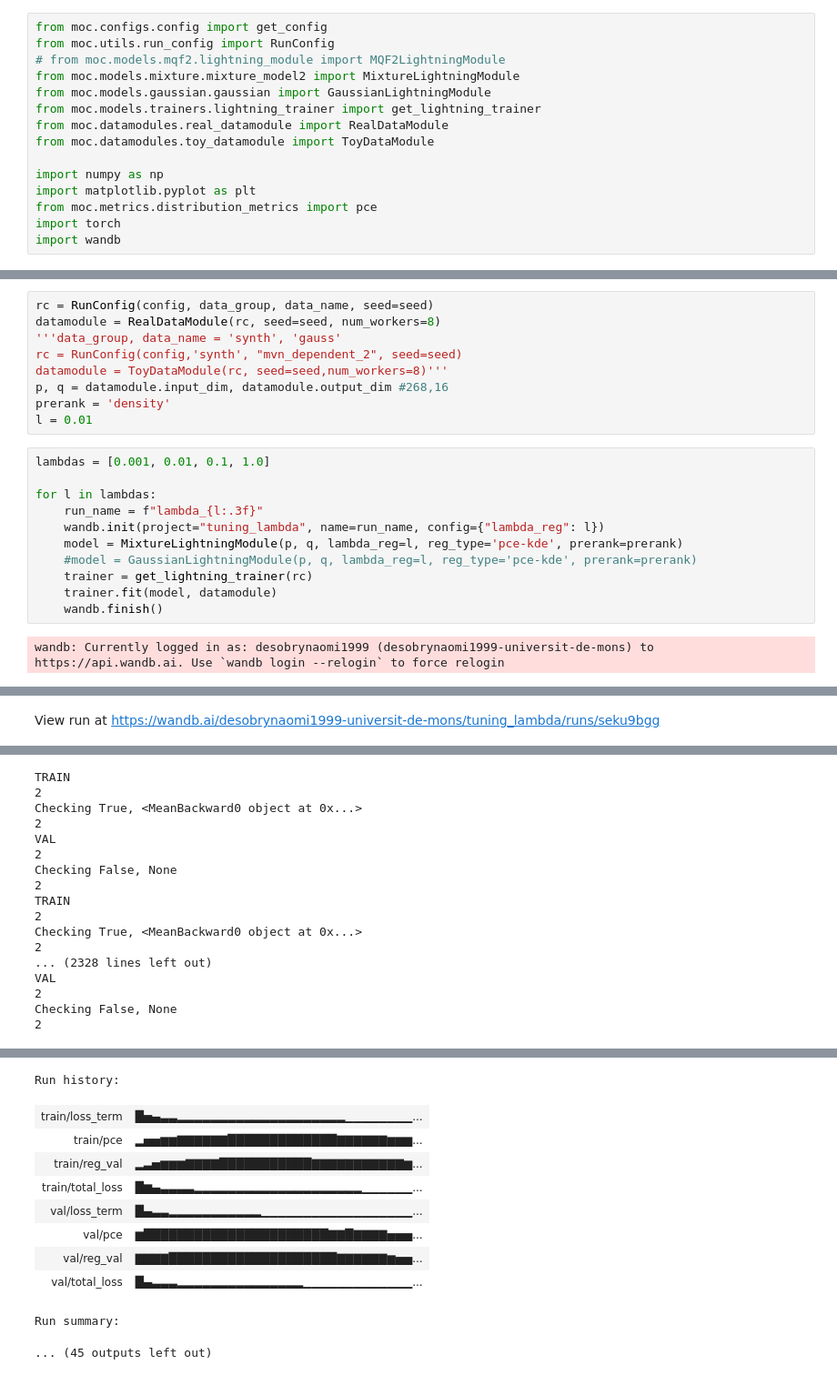
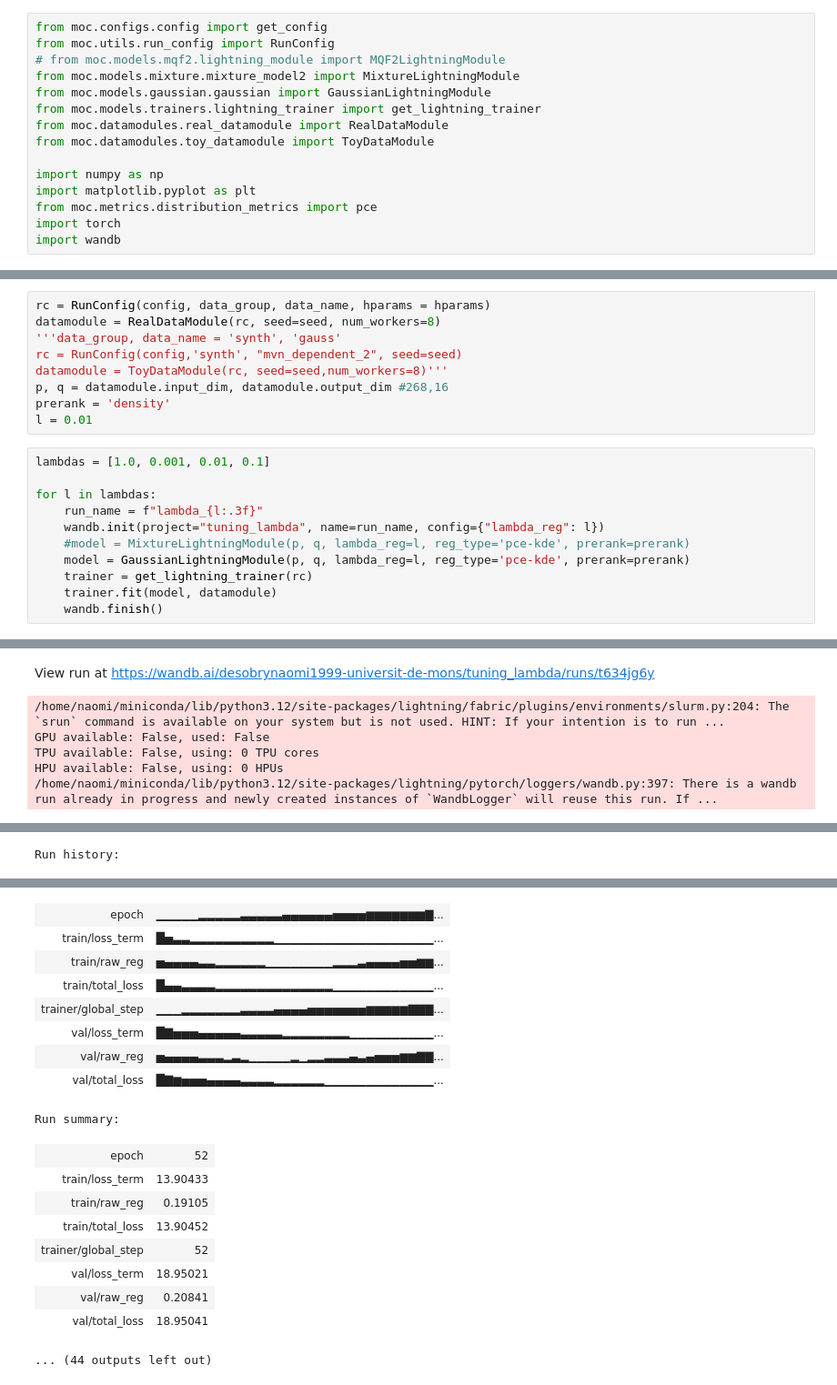
Before and after one commit to ayalaajil/Multivariate-Calibration-with-Prerank-Regularization, a Jupyter notebook: Multicalibration/Projected_PIT_calibration/best_model.ipynb, the cells around one changed output, grey strips where cells are left out. Shown at 91% size. Drawn from its saved outputs; the diff is of its cells as text.

```diff
--- a/Multicalibration/Projected_PIT_calibration/best_model.ipynb
+++ b/Multicalibration/Projected_PIT_calibration/best_model.ipynb
@@ -25,5 +40,5 @@ seed = 42
 # %%
-rc = RunConfig(config, data_group, data_name, seed=seed)
+rc = RunConfig(config, data_group, data_name, hparams = hparams)
 datamodule = RealDataModule(rc, seed=seed, num_workers=8)
 '''data_group, data_name = 'synth', 'gauss'
 rc = RunConfig(config,'synth', "mvn_dependent_2", seed=seed)
@@ -32,16 +47,15 @@ p, q = datamodule.input_dim, datamodule.output_dim #268,16
 prerank = 'density'
 l = 0.01
 # %%
-lambdas = [0.001, 0.01, 0.1, 1.0]
+lambdas = [1.0, 0.001, 0.01, 0.1]
 
 for l in lambdas:
     run_name = f"lambda_{l:.3f}"
     wandb.init(project="tuning_lambda", name=run_name, config={"lambda_reg": l})
-    model = MixtureLightningModule(p, q, lambda_reg=l, reg_type='pce-kde', prerank=prerank)
-    #model = GaussianLightningModule(p, q, lambda_reg=l, reg_type='pce-kde', prerank=prerank)
+    #model = MixtureLightningModule(p, q, lambda_reg=l, reg_type='pce-kde', prerank=prerank)
+    model = GaussianLightningModule(p, q, lambda_reg=l, reg_type='pce-kde', prerank=prerank)
     trainer = get_lightning_trainer(rc)
     trainer.fit(model, datamodule)
     wandb.finish()
 # %% [output]
-wandb: Currently logged in as: desobrynaomi1999 (desobrynaomi1999-universit-de-mons) to https://api.wandb.ai. Use `wandb login --relogin` to force relogin
 Tracking run with wandb version 0.19.11
@@ -49,3 +63,8 @@ Run data is saved locally in /ssd/bdml2/naomi/Multivariate-recalibration/Multica
 Syncing run lambda_0.001 to Weights & Biases (docs)
 View project at https://wandb.ai/desobrynaomi1999-universit-de-mons/tuning_lambda
-View run at https://wandb.ai/desobrynaomi1999-universit-de-mons/tuning_lambda/runs/seku9bgg
+View run at https://wandb.ai/desobrynaomi1999-universit-de-mons/tuning_lambda/runs/t634jg6y
+/home/naomi/miniconda/lib/python3.12/site-packages/lightning/fabric/plugins/environments/slurm.py:204: The `srun` command is available on your system but is not used. HINT: If your intention is to run ...
+GPU available: False, used: False
+TPU available: False, using: 0 TPU cores
+HPU available: False, using: 0 HPUs
+/home/naomi/miniconda/lib/python3.12/site-packages/lightning/pytorch/loggers/wandb.py:397: There is a wandb run already in progress and newly created instances of `WandbLogger` will reuse this run. If ...
@@ -56,17 +89 @@ HPU available: False, using: 0 HPUs
-TRAIN
-2
-Checking True, <MeanBackward0 object at 0x...>
-2
-VAL
-2
-Checking False, None
-2
-TRAIN
-2
-Checking True, <MeanBackward0 object at 0x...>
-2
-... (2328 lines left out)
-VAL
-2
-Checking False, None
-2
+Run history:
@@ -74,11 +90,18 @@ Checking False, None
+| epoch | ▁▁▁▁▁▂▂▂▂▂▃▃▃▃▃▄▄▄▄▄▄▅▅▅▅▆▆▆▆▆▆▆▇... |
+| train/loss_term | █▅▃▃▂▂▂▂▂▂▂▂▂▂▁▁▁▁▁▁▁▁▁▁▁▁▁▁▁▁▁▁▁... |
+| train/raw_reg | ▅▄▄▄▄▃▃▂▂▂▂▂▂▁▁▁▁▁▁▁▁▂▂▂▃▄▄▄▄▅▅▆▆... |
+| train/total_loss | █▄▄▃▃▃▃▂▂▂▂▂▂▂▂▂▂▂▂▂▂▁▁▁▁▁▁▁▁▁▁▁▁... |
+| trainer/global_step | ▁▁▁▂▂▂▂▂▂▂▃▃▃▃▄▄▄▄▅▅▅▅▅▅▅▆▆▆▆▆▇▇▇... |
+| val/loss_term | █▇▅▅▅▄▄▄▄▄▃▃▃▃▃▂▂▂▂▂▂▂▂▁▁▁▁▁▁▁▁▁▁... |
+| val/raw_reg | ▅▄▄▄▄▃▃▃▂▃▂▁▁▁▁▁▂▁▂▂▃▃▃▄▃▄▅▅▅▆▆▇▇... |
+| val/total_loss | █▇▆▅▅▅▄▄▄▄▃▃▃▃▂▂▂▂▂▂▁▁▁▁▁▁▁▁▁▁▁▁▁... |
-Run history:
+Run summary:
-| train/loss_term | █▅▄▃▃▂▂▂▂▂▂▂▂▂▂▂▂▂▂▂▂▂▂▂▂▁▁▁▁▁▁▁▁... |
-| train/pce | ▂▅▅▆▆▇▇▇▇▇▇█████████████▇▇▇▇▇▇▆▆▆... |
-| train/reg_val | ▂▃▅▆▆▆▇▇▇▇███████████▇▇▇▇▇▇▇▇▇▇▇▆... |
-| train/total_loss | █▆▄▃▃▃▃▂▂▂▂▂▂▂▂▂▂▂▂▂▂▂▂▂▂▂▂▁▁▁▁▁▁... |
-| val/loss_term | █▄▃▃▂▂▂▂▂▂▂▂▂▂▂▁▁▁▁▁▁▁▁▁▁▁▁▁▁▁▁▁▁... |
-| val/pce | ▆██████████████████████▇▇█▇▇▇▇▅▅▅... |
-| val/reg_val | ▇▇▇▇████████████████████▇▇▇▇▇▇▆▅▅... |
-| val/total_loss | █▄▃▃▃▂▂▂▂▂▂▂▂▂▂▂▂▂▂▂▁▁▁▁▁▁▁▁▁▁▁▁▁... |
+| epoch | 52 |
+| train/loss_term | 13.90433 |
+| train/raw_reg | 0.19105 |
+| train/total_loss | 13.90452 |
+| trainer/global_step | 52 |
+| val/loss_term | 18.95021 |
+| val/raw_reg | 0.20841 |
+| val/total_loss | 18.95041 |
-Run summary:
+... (44 outputs left out)
-... (45 outputs left out)
```
Also changed, not shown: parts of 6 cells of this notebook, 3 other files.
